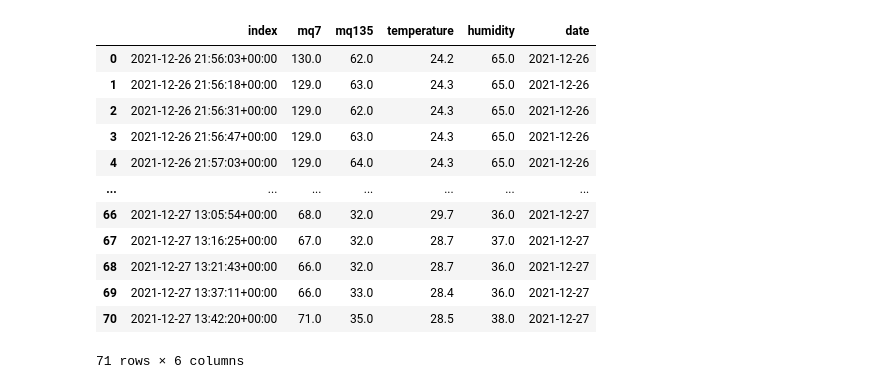
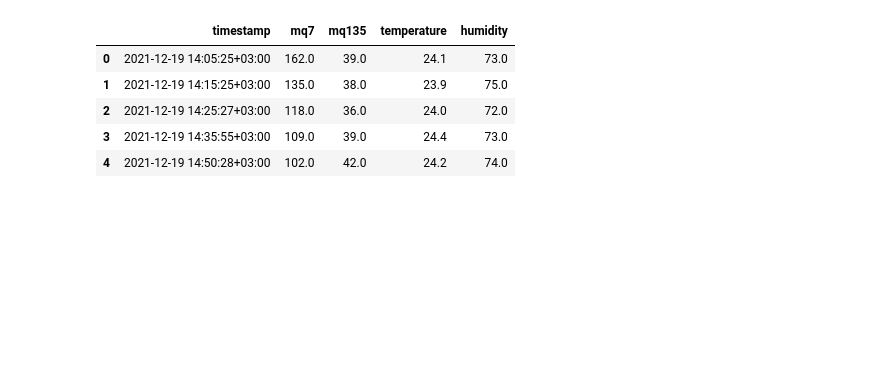
Before and after one commit to sam505/Air_Pollution_Monitoring, a Jupyter notebook: Data_Analysis_Visualization/Model_training.ipynb, the cells around one changed output. Cells and saved outputs as stored; diff of their text form; code cells hidden in the pictures; blank space fills up the shorter version.

```diff
--- a/Data_Analysis_Visualization/Model_training.ipynb
+++ b/Data_Analysis_Visualization/Model_training.ipynb
@@ -25,20 +31,12 @@ df.head(10)
 # %%
+# Converting the unix time stamp to datetime format
 df["timestamp"] = pd.to_datetime(df['timestamp'], unit='s')
-df["timestamp"] = df["timestamp"].dt.tz_localize('UTC')
-df = df.rename(columns={'timestamp': 'index'})
-df['date'] = df['index'].dt.date
-df
+df["timestamp"] = df["timestamp"].dt.tz_localize('Africa/Nairobi')
+df.head()
 # %% [output]
-|  | index | mq7 | mq135 | temperature | humidity | date |
-| 0 | 2021-12-26 21:56:03+00:00 | 130.0 | 62.0 | 24.2 | 65.0 | 2021-12-26 |
-| 1 | 2021-12-26 21:56:18+00:00 | 129.0 | 63.0 | 24.3 | 65.0 | 2021-12-26 |
-| 2 | 2021-12-26 21:56:31+00:00 | 129.0 | 62.0 | 24.3 | 65.0 | 2021-12-26 |
-| 3 | 2021-12-26 21:56:47+00:00 | 129.0 | 63.0 | 24.3 | 65.0 | 2021-12-26 |
-| 4 | 2021-12-26 21:57:03+00:00 | 129.0 | 64.0 | 24.3 | 65.0 | 2021-12-26 |
-| ... | ... | ... | ... | ... | ... | ... |
-| 66 | 2021-12-27 13:05:54+00:00 | 68.0 | 32.0 | 29.7 | 36.0 | 2021-12-27 |
-| 67 | 2021-12-27 13:16:25+00:00 | 67.0 | 32.0 | 28.7 | 37.0 | 2021-12-27 |
-| 68 | 2021-12-27 13:21:43+00:00 | 66.0 | 32.0 | 28.7 | 36.0 | 2021-12-27 |
-| 69 | 2021-12-27 13:37:11+00:00 | 66.0 | 33.0 | 28.4 | 36.0 | 2021-12-27 |
-| 70 | 2021-12-27 13:42:20+00:00 | 71.0 | 35.0 | 28.5 | 38.0 | 2021-12-27 |
+|  | timestamp | mq7 | mq135 | temperature | humidity |
+| 0 | 2021-12-19 14:05:25+03:00 | 162.0 | 39.0 | 24.1 | 73.0 |
+| 1 | 2021-12-19 14:15:25+03:00 | 135.0 | 38.0 | 23.9 | 75.0 |
+| 2 | 2021-12-19 14:25:27+03:00 | 118.0 | 36.0 | 24.0 | 72.0 |
+| 3 | 2021-12-19 14:35:55+03:00 | 109.0 | 39.0 | 24.4 | 73.0 |
+| 4 | 2021-12-19 14:50:28+03:00 | 102.0 | 42.0 | 24.2 | 74.0 |
-71 rows × 6 columns
```
Also changed, not shown: parts of 20 cells of this notebook, 1 other file.
